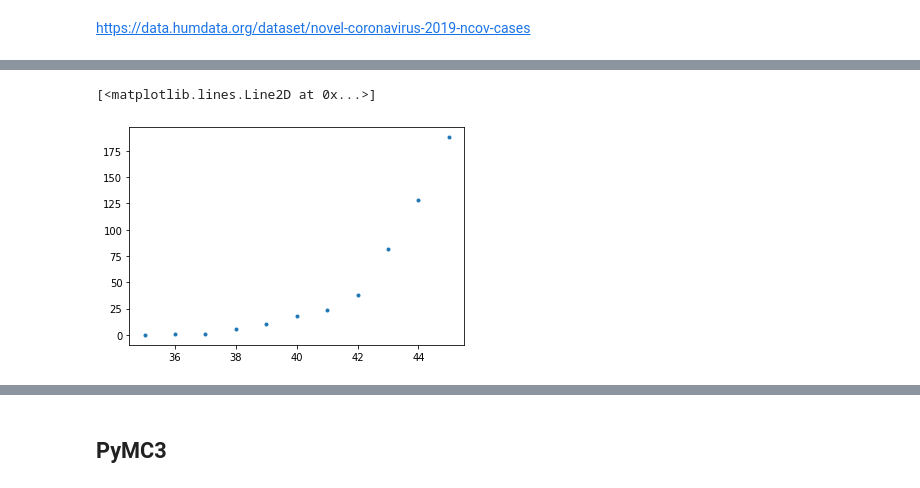
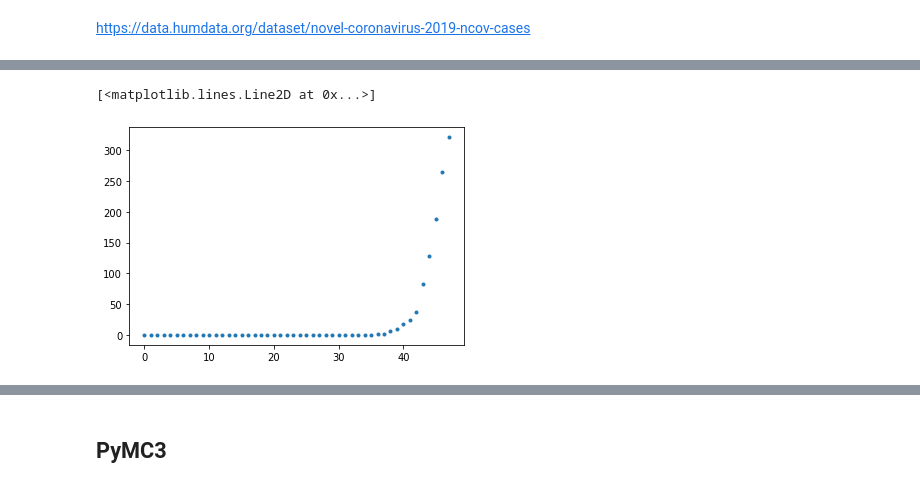
Before and after one commit to hkortier/schoolofai, a Jupyter notebook: corona.ipynb, the cells around one changed output, grey strips where cells are left out. Saved outputs shown, nothing was run; the diff lists cells and outputs as text; code cells hidden in the pictures.

```diff
--- a/corona.ipynb
+++ b/corona.ipynb
@@ -70,7 +70,7 @@ y_train = subset.values[0].reshape(-1, 1)
 x_pred = np.linspace(0,99,100).reshape(-1, 1)
 # %%
 start_ind =35
-plt.plot(x_train[start_ind:],y_train[start_ind:],'.')
+plt.plot(x_train,y_train,'.')
 # %% [output]
 [<matplotlib.lines.Line2D at 0x...>]
-[figure, old version]
+[figure, new version]
```
Also changed, not shown: parts of 31 cells of this notebook, 1 other file.
